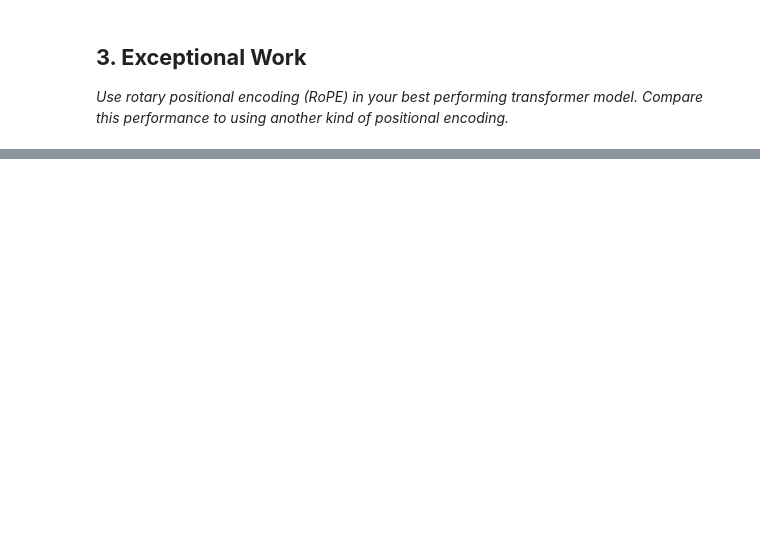
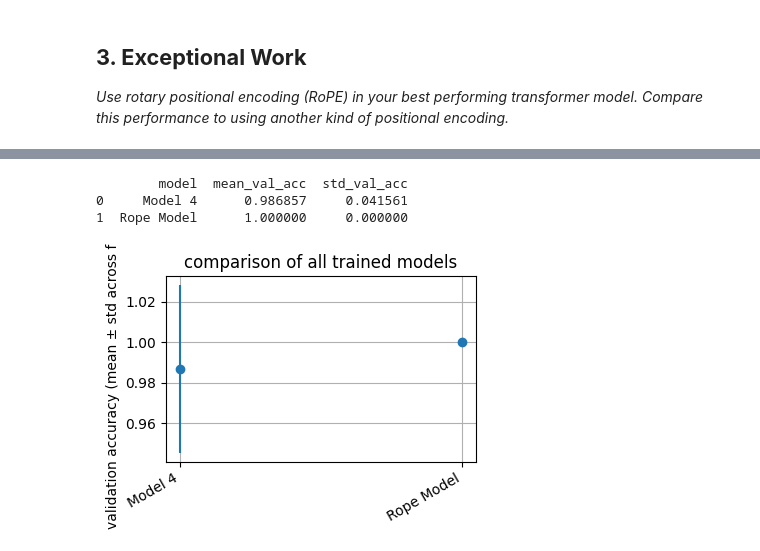
Before and after one commit to lukeVoinov/Machine-Learning-in-Python, a Jupyter notebook: Lab 7 - Sequential Networks/Lab7.ipynb, the cells around one changed output, grey strips where cells are left out. Drawn from its saved outputs; the diff is of its cells as text; code cells hidden in the pictures; blank space fills up the shorter version.

```diff
--- a/Lab 7 - Sequential Networks/Lab7.ipynb
+++ b/Lab 7 - Sequential Networks/Lab7.ipynb
@@ -1032,0 +1293,26 @@ Finally, the confidence intervals comparing model 5 to model 3 and 4 include 0 (
+# %%
+# code reused from earlier:
+
+scores = [acc4, accRope]
+names  = ["Model 4", "Rope Model"]
+# summary table
+results = pd.DataFrame({
+    "model": names,
+    "mean_val_acc": [s.mean() for s in scores],
+    "std_val_acc":  [s.std(ddof=1) for s in scores]
+})
+print(results)
+plt.figure(figsize=(4, 3))
+plt.errorbar(results["model"], results["mean_val_acc"],
+             yerr=results["std_val_acc"], fmt='o')
+plt.xticks(rotation=30, ha='right')
+plt.ylabel("validation accuracy (mean ± std across folds)")
+plt.title("comparison of all trained models")
+plt.grid(True)
+plt.tight_layout()
+plt.show()
+# %% [output]
+        model  mean_val_acc  std_val_acc
+0     Model 4      0.986857     0.041561
+1  Rope Model      1.000000     0.000000
+[figure, added]
```
Also changed, not shown: parts of 24 cells of this notebook.
